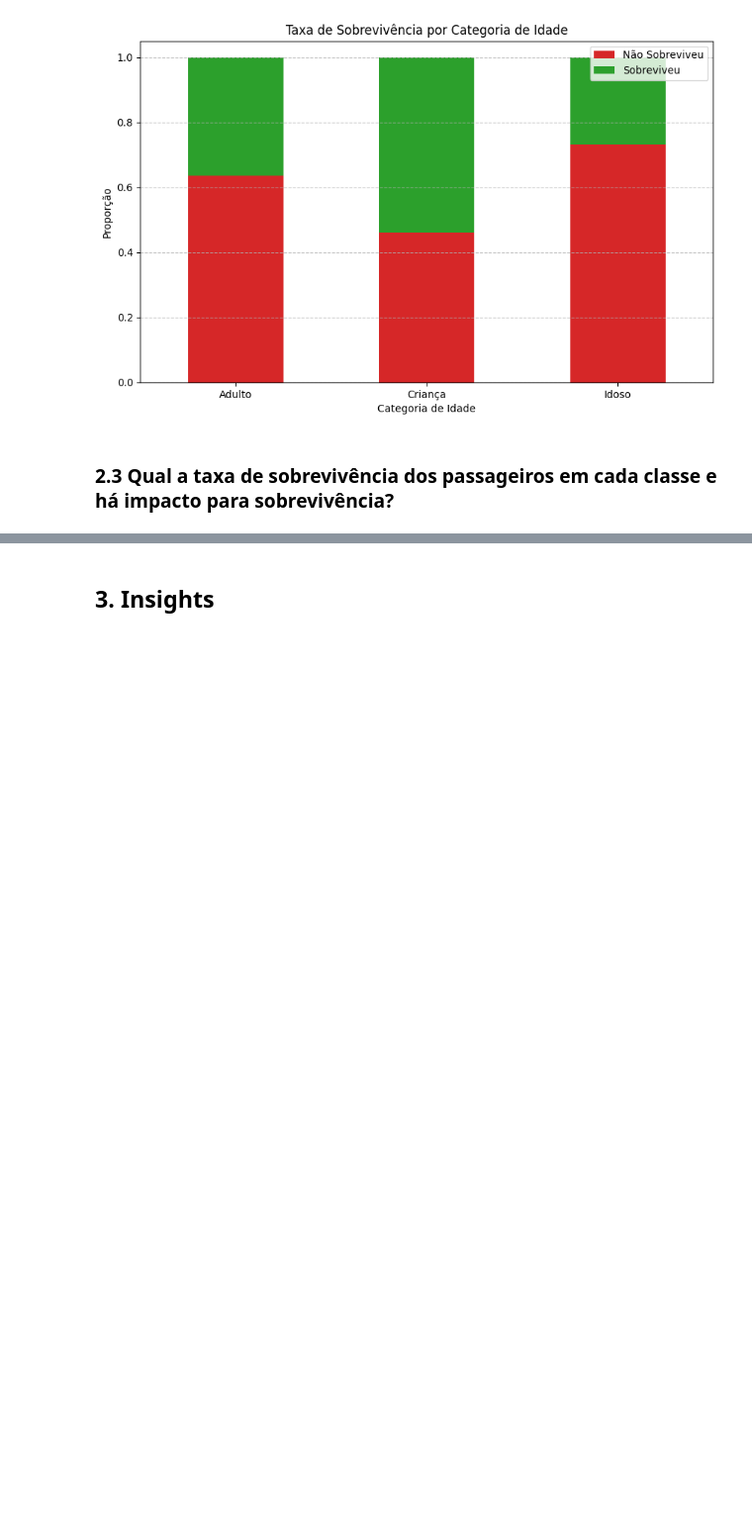
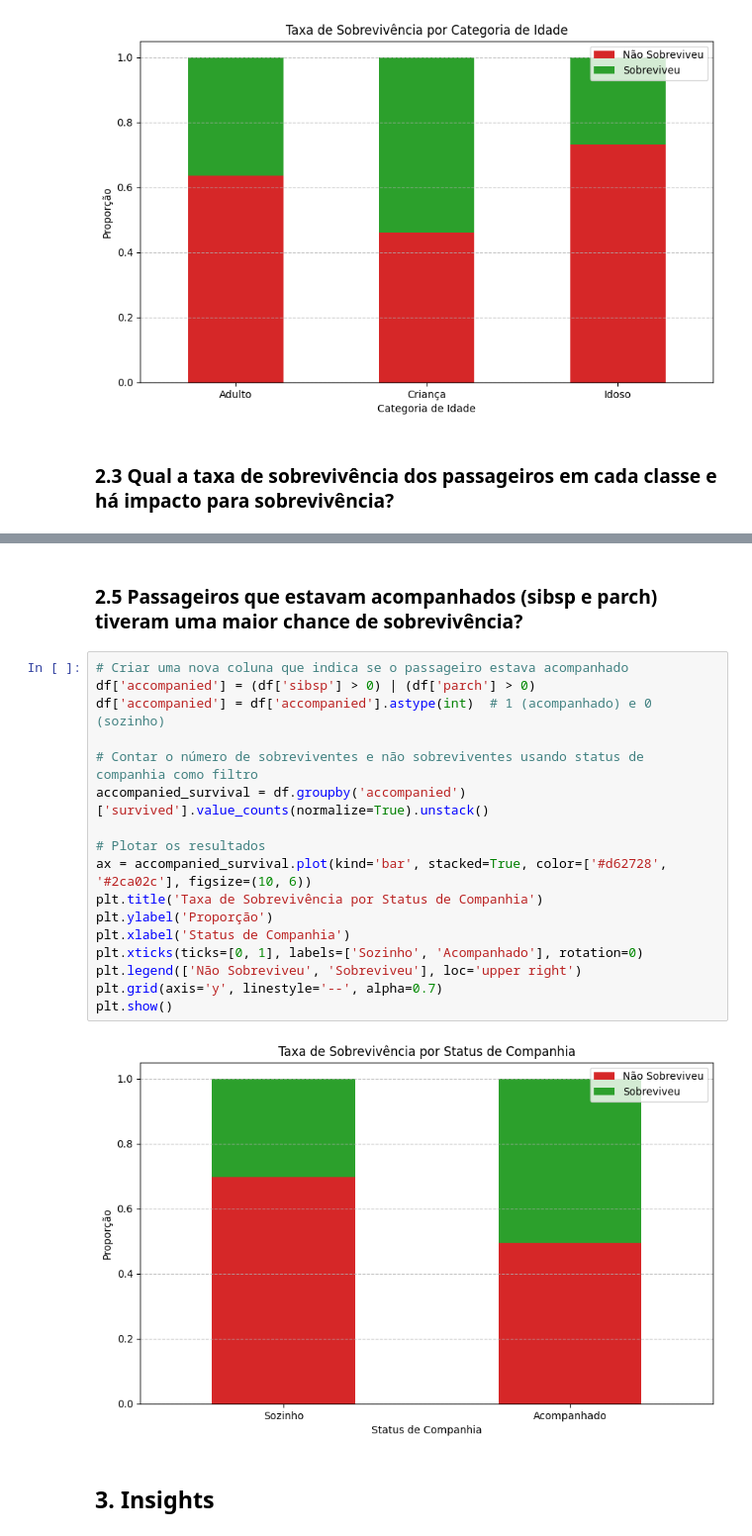
Before and after one commit to Helena190/Titanic-Data-Analysis-Python-Project, a Jupyter notebook: notebooks/01-exploratory_data_analysis.ipynb, the cells around one changed output, grey strips where cells are left out. Shown: that part at 99% size. Cells and saved outputs as stored; diff of their text form; blank space fills up the shorter version.

```diff
--- a/notebooks/01-exploratory_data_analysis.ipynb
+++ b/notebooks/01-exploratory_data_analysis.ipynb
@@ -145,2 +140,23 @@ for pclass in survival_by_class.index:
+# %% [markdown]
+### 2.5 Passageiros que estavam acompanhados (sibsp e parch) tiveram uma maior chance de sobrevivência?
+# %%
+# Criar uma nova coluna que indica se o passageiro estava acompanhado
+df['accompanied'] = (df['sibsp'] > 0) | (df['parch'] > 0)
+df['accompanied'] = df['accompanied'].astype(int)  # 1 (acompanhado) e 0 (sozinho)
+
+# Contar o número de sobreviventes e não sobreviventes usando status de companhia como filtro
+accompanied_survival = df.groupby('accompanied')['survived'].value_counts(normalize=True).unstack()
+
+# Plotar os resultados
+ax = accompanied_survival.plot(kind='bar', stacked=True, color=['#d62728', '#2ca02c'], figsize=(10, 6))
+plt.title('Taxa de Sobrevivência por Status de Companhia')
+plt.ylabel('Proporção')
+plt.xlabel('Status de Companhia')
+plt.xticks(ticks=[0, 1], labels=['Sozinho', 'Acompanhado'], rotation=0)
+plt.legend(['Não Sobreviveu', 'Sobreviveu'], loc='upper right')
+plt.grid(axis='y', linestyle='--', alpha=0.7)
+plt.show()
+# %% [output]
+[figure, added]
 # %% [markdown]
 ## 3. Insights
```
Also changed, not shown: parts of 8 cells of this notebook.
